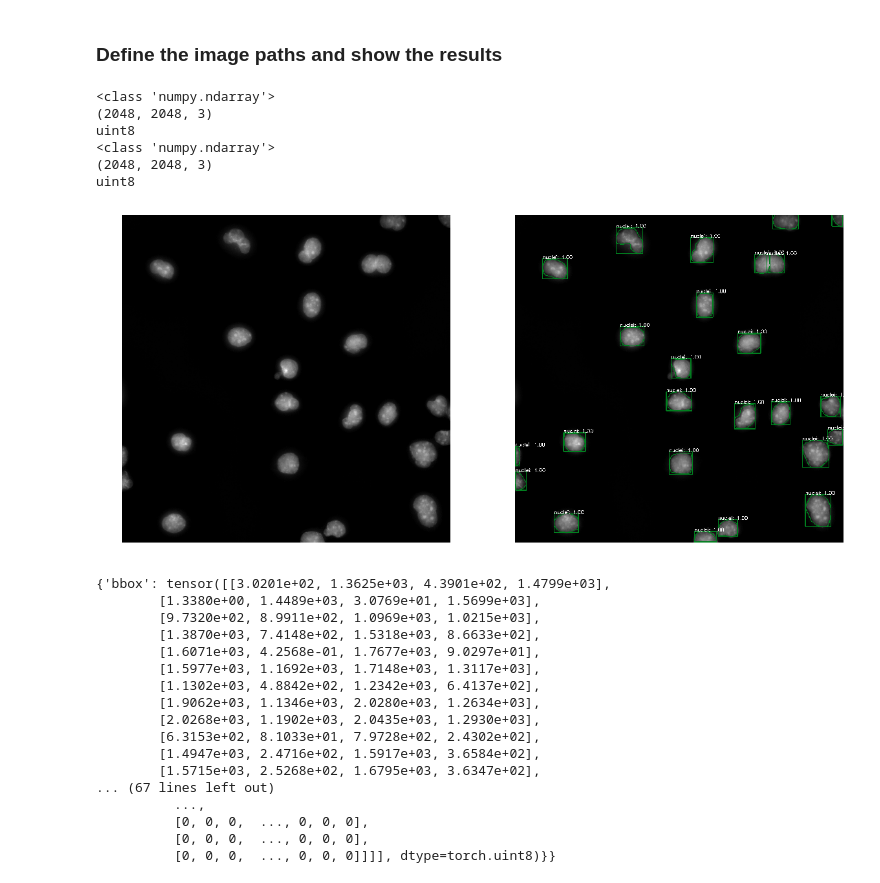
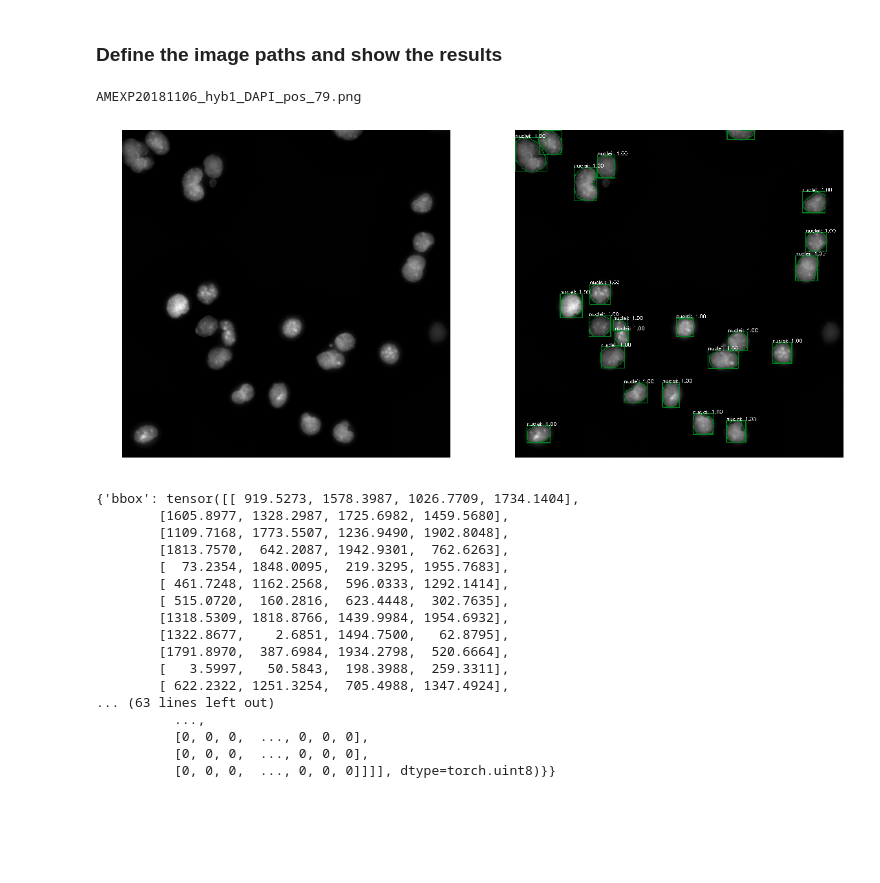
Before and after one commit to maxsenh/nuclei_cell_detect, a Jupyter notebook: demo/nuclei_cell_demo.ipynb, the cells around one changed output. Cells and saved outputs as stored; diff of their text form; code cells hidden in the pictures; blank space fills up the shorter version.

```diff
--- a/demo/nuclei_cell_demo.ipynb
+++ b/demo/nuclei_cell_demo.ipynb
@@ -118,52 +118,38 @@ nuclei_detect = NUCLEIdemo(
 # %% [markdown]
 ### Define the image paths and show the results
 # %%
-img_path = '../../ms2/ssss/'
+#img_path = '../../ms2/ssss/'
 #img_path = '/data/proj/smFISH/Students/Max_Senftleben/files/data/20190309_aug_pop/ss/'
-#img_path = '/data/proj/smFISH/Simone/test_intron/AMEXP20181106/AMEXP20181106_hyb1/test_run_20181123_AMEXP20181106_hyb1_filtered_png/test_run_20181123_AMEXP20181106_hyb1_DAPI_filtered_png/'
+img_path = '/data/proj/smFISH/Simone/test_intron/AMEXP20181106/AMEXP20181106_hyb1/test_run_20181123_AMEXP20181106_hyb1_filtered_png/test_run_20181123_AMEXP20181106_hyb1_DAPI_filtered_png/'
 
 # random image is taken from the image path
 random_img = random.choice(os.listdir(img_path))
-#random_img = 'AMEXP20181106_hyb1_DAPI_pos_0.png'
+random_img = 'AMEXP20181106_hyb1_DAPI_pos_79.png'
 image = load(img_path + random_img)
 image_matplot = load_matplot(img_path + random_img)
 image_cv2 = load_cv2(img_path + random_img)
 
-print(type(image_cv2))
-print(image_cv2.shape)
-print(image_cv2.dtype)
-
-print(type(image))
-print(image.shape)
-print(image.dtype)
-# results are computed
-
-
+print(random_img)
 result, prediction = nuclei_detect.run_on_opencv_image(image_cv2)
-imshow(image_cv2, result)
+imshow(image_cv2, result, save_path='/home/max/github/ms2/Ale_example2.png')
 
 print(vars(prediction))
 # %% [output]
-<class 'numpy.ndarray'>
-(2048, 2048, 3)
-uint8
-<class 'numpy.ndarray'>
-(2048, 2048, 3)
-uint8
+AMEXP20181106_hyb1_DAPI_pos_79.png
-[figure, old version]
+[figure, new version]
-{'bbox': tensor([[3.0201e+02, 1.3625e+03, 4.3901e+02, 1.4799e+03],
-        [1.3380e+00, 1.4489e+03, 3.0769e+01, 1.5699e+03],
-        [9.7320e+02, 8.9911e+02, 1.0969e+03, 1.0215e+03],
-        [1.3870e+03, 7.4148e+02, 1.5318e+03, 8.6633e+02],
-        [1.6071e+03, 4.2568e-01, 1.7677e+03, 9.0297e+01],
-        [1.5977e+03, 1.1692e+03, 1.7148e+03, 1.3117e+03],
-        [1.1302e+03, 4.8842e+02, 1.2342e+03, 6.4137e+02],
-        [1.9062e+03, 1.1346e+03, 2.0280e+03, 1.2634e+03],
-        [2.0268e+03, 1.1902e+03, 2.0435e+03, 1.2930e+03],
-        [6.3153e+02, 8.1033e+01, 7.9728e+02, 2.4302e+02],
-        [1.4947e+03, 2.4716e+02, 1.5917e+03, 3.6584e+02],
-        [1.5715e+03, 2.5268e+02, 1.6795e+03, 3.6347e+02],
-... (67 lines left out)
+{'bbox': tensor([[ 919.5273, 1578.3987, 1026.7709, 1734.1404],
+        [1605.8977, 1328.2987, 1725.6982, 1459.5680],
+        [1109.7168, 1773.5507, 1236.9490, 1902.8048],
+        [1813.7570,  642.2087, 1942.9301,  762.6263],
+        [  73.2354, 1848.0095,  219.3295, 1955.7683],
+        [ 461.7248, 1162.2568,  596.0333, 1292.1414],
+        [ 515.0720,  160.2816,  623.4448,  302.7635],
+        [1318.5309, 1818.8766, 1439.9984, 1954.6932],
+        [1322.8677,    2.6851, 1494.7500,   62.8795],
+        [1791.8970,  387.6984, 1934.2798,  520.6664],
+        [   3.5997,   50.5843,  198.3988,  259.3311],
+        [ 622.2322, 1251.3254,  705.4988, 1347.4924],
+... (63 lines left out)
           ...,
           [0, 0, 0,  ..., 0, 0, 0],
           [0, 0, 0,  ..., 0, 0, 0],
```
Also changed, not shown: 8 other files.
